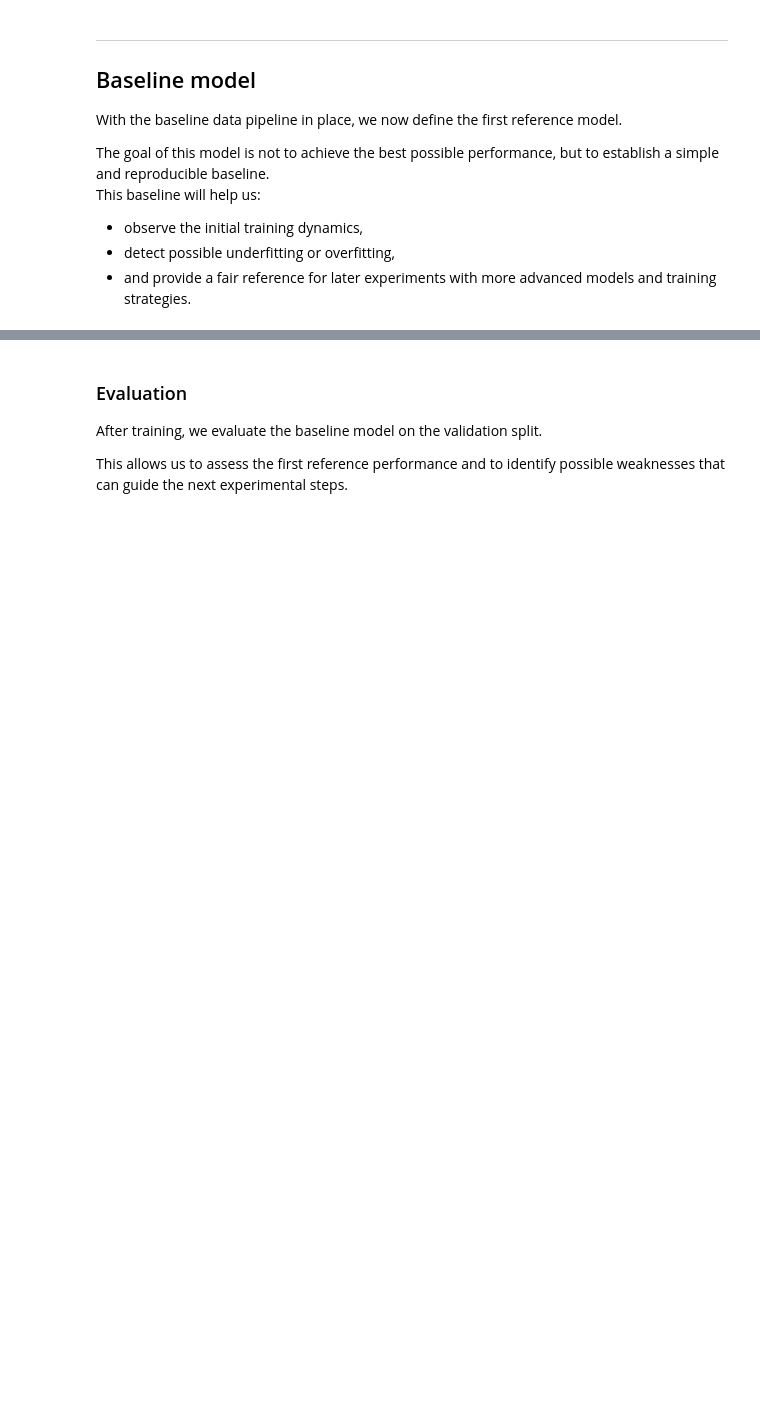
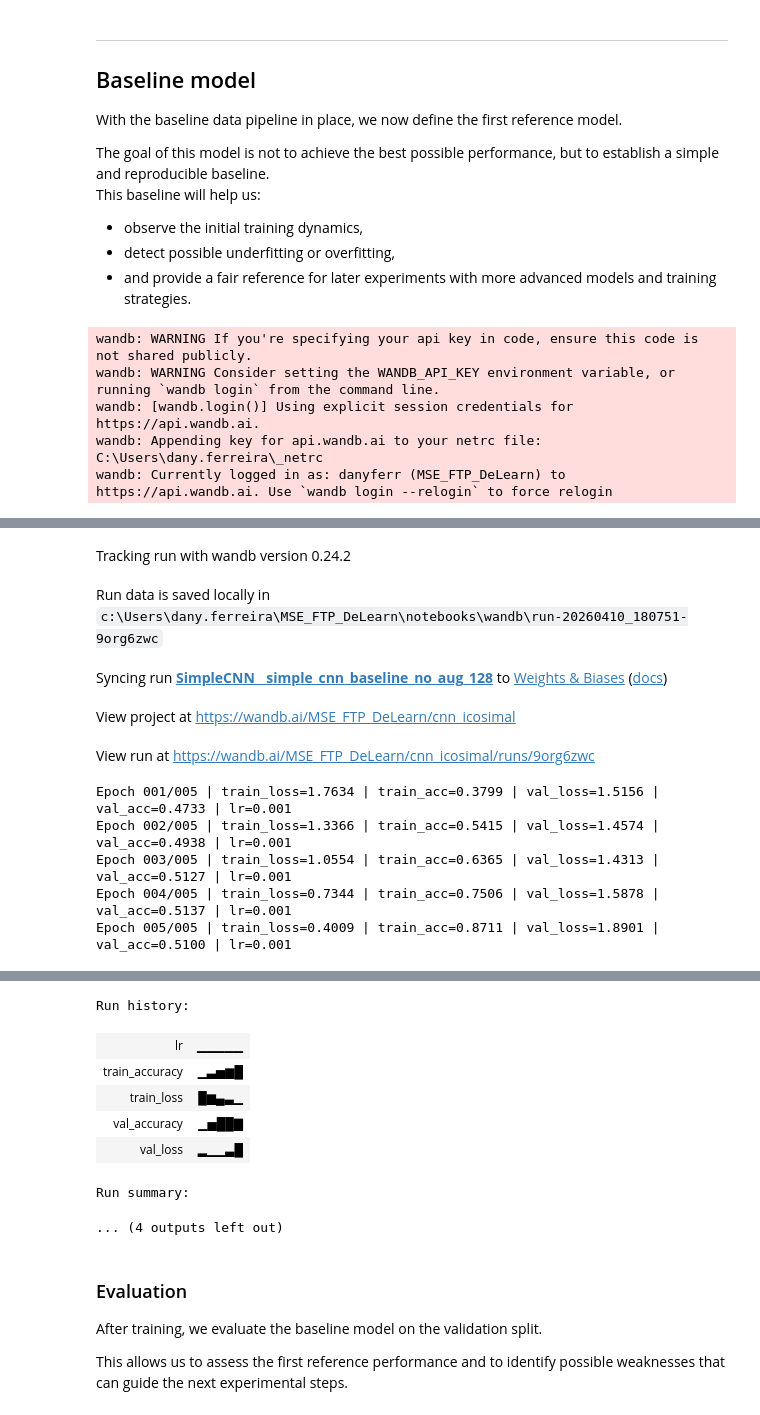
Before and after one commit to Rinovative/MSE_FTP_DeLearn, a Jupyter notebook: notebooks/01_cnn_icosimal.ipynb, the cells around one changed output, grey strips where cells are left out. Cells and saved outputs as stored; diff of their text form; code cells hidden in the pictures; blank space fills up the shorter version.

```diff
--- a/notebooks/01_cnn_icosimal.ipynb
+++ b/notebooks/01_cnn_icosimal.ipynb
@@ -161,7 +239,7 @@ This baseline will help us:
 - detect possible underfitting or overfitting,
 - and provide a fair reference for later experiments with more advanced models and training strategies.
 # %%
-EXPERIMENT = "baseline_no_aug_128"  # change here
+EXPERIMENT = "simple_cnn_baseline_no_aug_128"  # change here
 
 
 def build_components() -> tuple[
@@ -171,7 +249,7 @@ def build_components() -> tuple[
     torch.optim.lr_scheduler.LRScheduler | torch.optim.lr_scheduler.ReduceLROnPlateau | None,
 ]:
     """Build model, loss, optimizer, and scheduler for the 128x128 no-augmentation baseline."""
-    model = models.test_cnn.TestCNN(num_classes=len(class_names))  # change here
+    model = models.simple_cnn.SimpleCNN(num_classes=len(class_names))  # change here
 
     criterion = torch.nn.CrossEntropyLoss()  # change here
 
@@ -199,7 +277,13 @@ experiment_results[EXPERIMENT] = workflow.run_experiment_block(
     output_dir=OUTPUT_DIR,
     seed=SEED,
     deterministic=DETERMINISTIC,
-    tags=["128x128", "no_aug"],  # change here
-    num_epochs=50,  # change here
+    tags=["128x128", "no_aug", "simple_cnn"],  # change here
+    num_epochs=5,  # change here
     # artifact_run_dir=artifact_results[EXPERIMENT]["destination_artifact_dir"], # can be used to load from artifact instead of running locally # change here # noqa: E501
 )
+# %% [output]
+wandb: WARNING If you're specifying your api key in code, ensure this code is not shared publicly.
+wandb: WARNING Consider setting the WANDB_API_KEY environment variable, or running `wandb login` from the command line.
+wandb: [wandb.login()] Using explicit session credentials for https://api.wandb.ai.
+wandb: Appending key for api.wandb.ai to your netrc file: C:\Users\dany.ferreira\_netrc
+wandb: Currently logged in as: danyferr (MSE_FTP_DeLearn) to https://api.wandb.ai. Use `wandb login --relogin` to force relogin
@@ -205,0 +291,10 @@ experiment_results[EXPERIMENT] = workflow.run_experiment_block(
+Tracking run with wandb version 0.24.2
+Run data is saved locally in c:\Users\dany.ferreira\MSE_FTP_DeLearn\notebooks\wandb\run-20260410_180751-9org6zwc
+Syncing run SimpleCNN__simple_cnn_baseline_no_aug_128 to Weights & Biases (docs)
+View project at https://wandb.ai/MSE_FTP_DeLearn/cnn_icosimal
+View run at https://wandb.ai/MSE_FTP_DeLearn/cnn_icosimal/runs/9org6zwc
+Epoch 001/005 | train_loss=1.7634 | train_acc=0.3799 | val_loss=1.5156 | val_acc=0.4733 | lr=0.001
+Epoch 002/005 | train_loss=1.3366 | train_acc=0.5415 | val_loss=1.4574 | val_acc=0.4938 | lr=0.001
+Epoch 003/005 | train_loss=1.0554 | train_acc=0.6365 | val_loss=1.4313 | val_acc=0.5127 | lr=0.001
+Epoch 004/005 | train_loss=0.7344 | train_acc=0.7506 | val_loss=1.5878 | val_acc=0.5137 | lr=0.001
+Epoch 005/005 | train_loss=0.4009 | train_acc=0.8711 | val_loss=1.8901 | val_acc=0.5100 | lr=0.001
@@ -206,3 +302,11 @@ experiment_results[EXPERIMENT] = workflow.run_experiment_block(
+Run history:
+| lr | ▁▁▁▁▁ |
+| train_accuracy | ▁▃▅▆█ |
+| train_loss | █▆▄▃▁ |
+| val_accuracy | ▁▅██▇ |
+| val_loss | ▂▁▁▃█ |
+Run summary:
+... (4 outputs left out)
 # %% [markdown]
 ### Evaluation
 
```
Also changed, not shown: parts of 7 cells of this notebook.
